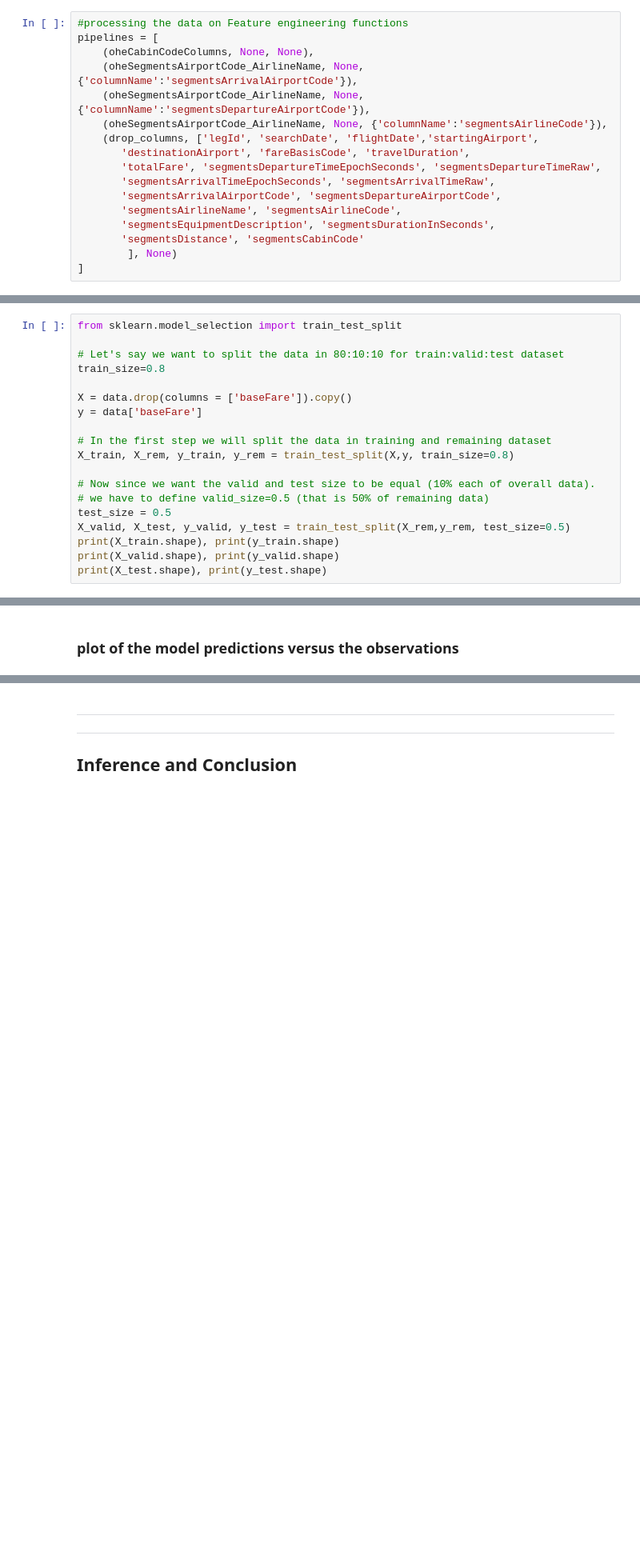
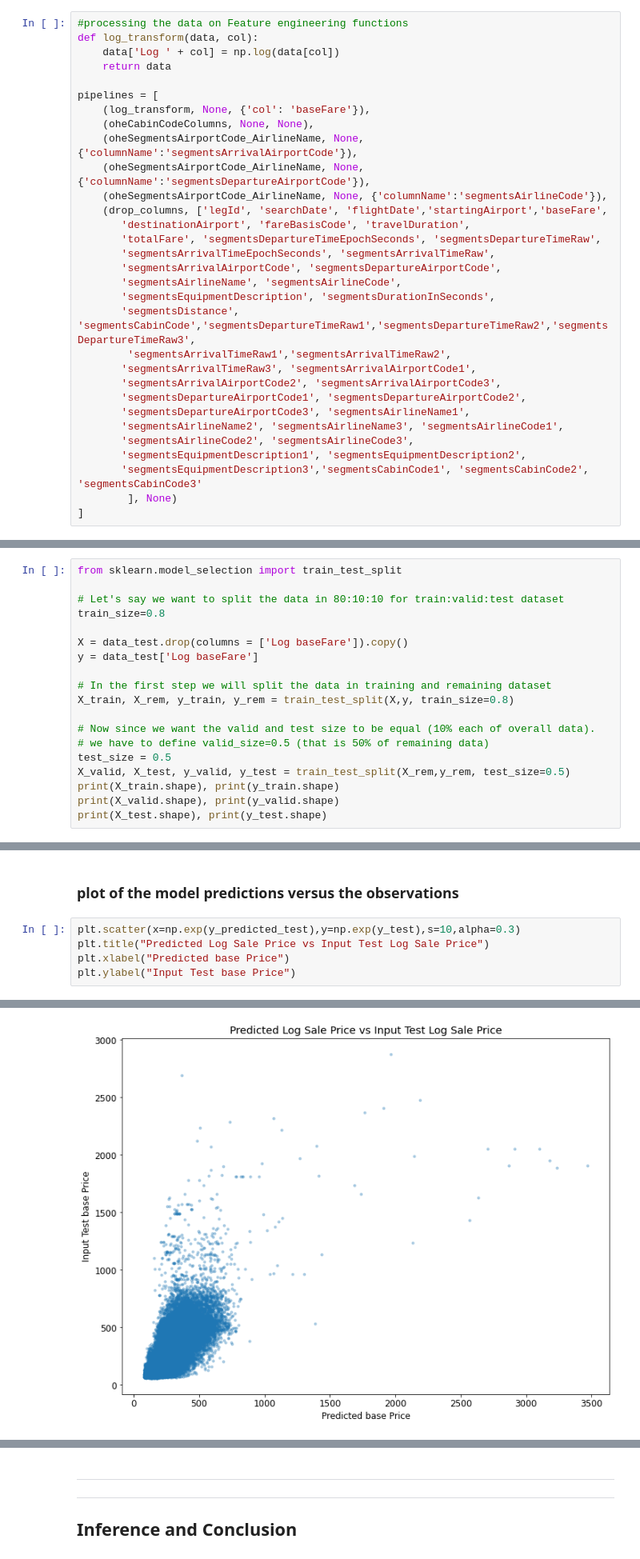
Before and after one commit to ChrisAlex2104/Data-and-Network-project, a Jupyter notebook: Final Project Notebook_v1.ipynb, the cells around one changed output, grey strips where cells are left out. Shown: that part at 80% size. Saved outputs shown, nothing was run; the diff lists cells and outputs as text; blank space fills up the shorter version.

```diff
--- a/Final Project Notebook_v1.ipynb
+++ b/Final Project Notebook_v1.ipynb
@@ -612,19 +612,33 @@ def drop_columns(data, *col):
 data_test=data.copy()
 # %%
 #processing the data on Feature engineering functions
+def log_transform(data, col):
+    data['Log ' + col] = np.log(data[col])
+    return data
+
 pipelines = [
+    (log_transform, None, {'col': 'baseFare'}),
     (oheCabinCodeColumns, None, None),
     (oheSegmentsAirportCode_AirlineName, None, {'columnName':'segmentsArrivalAirportCode'}),
     (oheSegmentsAirportCode_AirlineName, None, {'columnName':'segmentsDepartureAirportCode'}),
     (oheSegmentsAirportCode_AirlineName, None, {'columnName':'segmentsAirlineCode'}),
-    (drop_columns, ['legId', 'searchDate', 'flightDate','startingAirport',
+    (drop_columns, ['legId', 'searchDate', 'flightDate','startingAirport','baseFare',
        'destinationAirport', 'fareBasisCode', 'travelDuration',
        'totalFare', 'segmentsDepartureTimeEpochSeconds', 'segmentsDepartureTimeRaw',
        'segmentsArrivalTimeEpochSeconds', 'segmentsArrivalTimeRaw',
        'segmentsArrivalAirportCode', 'segmentsDepartureAirportCode',
        'segmentsAirlineName', 'segmentsAirlineCode',
        'segmentsEquipmentDescription', 'segmentsDurationInSeconds',
-       'segmentsDistance', 'segmentsCabinCode'
+       'segmentsDistance', 'segmentsCabinCode','segmentsDepartureTimeRaw1','segmentsDepartureTimeRaw2','segmentsDepartureTimeRaw3',
+        'segmentsArrivalTimeRaw1','segmentsArrivalTimeRaw2',
+       'segmentsArrivalTimeRaw3', 'segmentsArrivalAirportCode1',
+       'segmentsArrivalAirportCode2', 'segmentsArrivalAirportCode3',
+       'segmentsDepartureAirportCode1', 'segmentsDepartureAirportCode2',
+       'segmentsDepartureAirportCode3', 'segmentsAirlineName1',
+       'segmentsAirlineName2', 'segmentsAirlineName3', 'segmentsAirlineCode1',
+       'segmentsAirlineCode2', 'segmentsAirlineCode3',
+       'segmentsEquipmentDescription1', 'segmentsEquipmentDescription2',
+       'segmentsEquipmentDescription3','segmentsCabinCode1', 'segmentsCabinCode2', 'segmentsCabinCode3'
         ], None)
 ]
 # %%
@@ -679,8 +697,8 @@ from sklearn.model_selection import train_test_split
 # Let's say we want to split the data in 80:10:10 for train:valid:test dataset
 train_size=0.8
 
-X = data.drop(columns = ['baseFare']).copy()
-y = data['baseFare']
+X = data_test.drop(columns = ['Log baseFare']).copy()
+y = data_test['Log baseFare']
 
 # In the first step we will split the data in training and remaining dataset
 X_train, X_rem, y_train, y_rem = train_test_split(X,y, train_size=0.8)
@@ -725,2 +792,8 @@ ridge_model.score(X_train, y_train)
 # %% [markdown]
 ### plot of the model predictions versus the observations
+# %%
+plt.scatter(x=np.exp(y_predicted_test),y=np.exp(y_test),s=10,alpha=0.3)
+plt.title("Predicted Log Sale Price vs Input Test Log Sale Price")
+plt.xlabel("Predicted base Price")
+plt.ylabel("Input Test base Price")
+# %% [output]
@@ -726,0 +801 @@ ridge_model.score(X_train, y_train)
+[figure, added]
```
Also changed, not shown: parts of 19 cells of this notebook.
